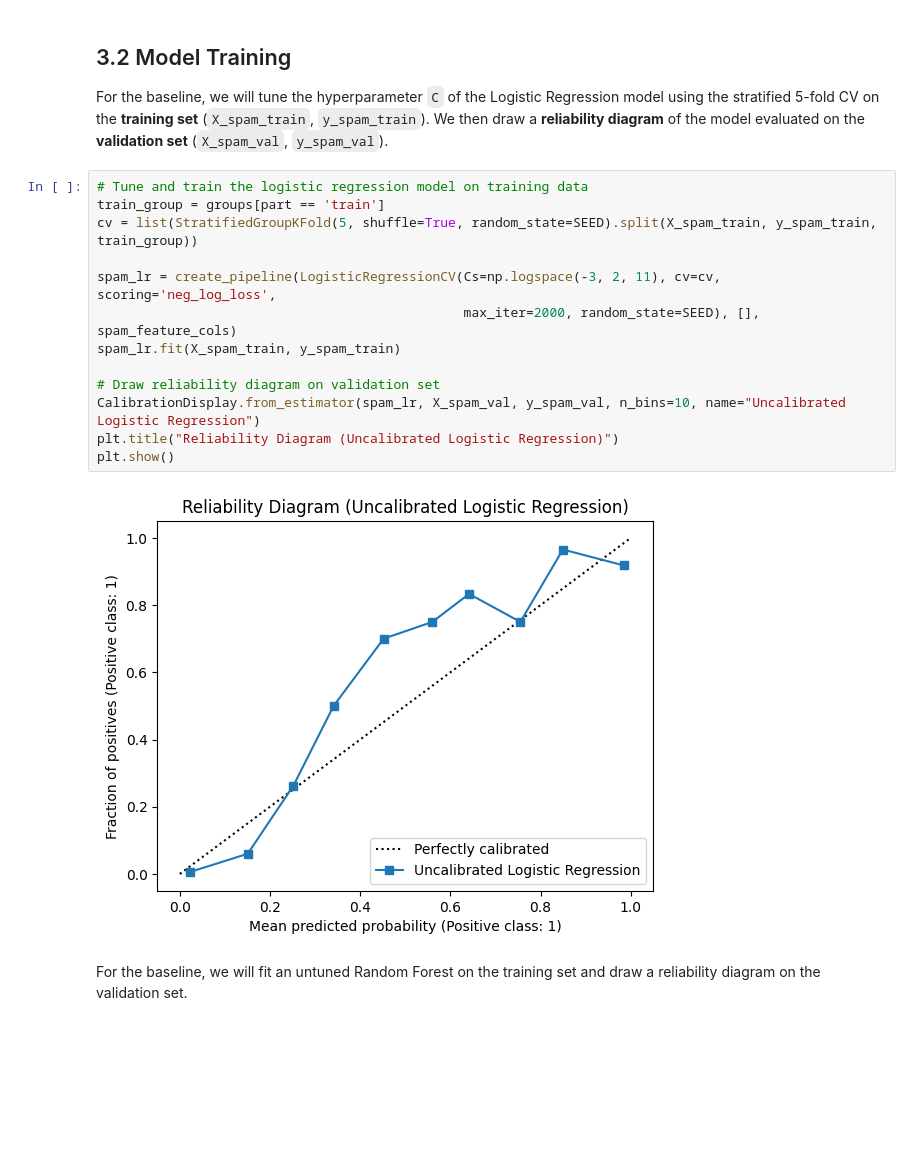
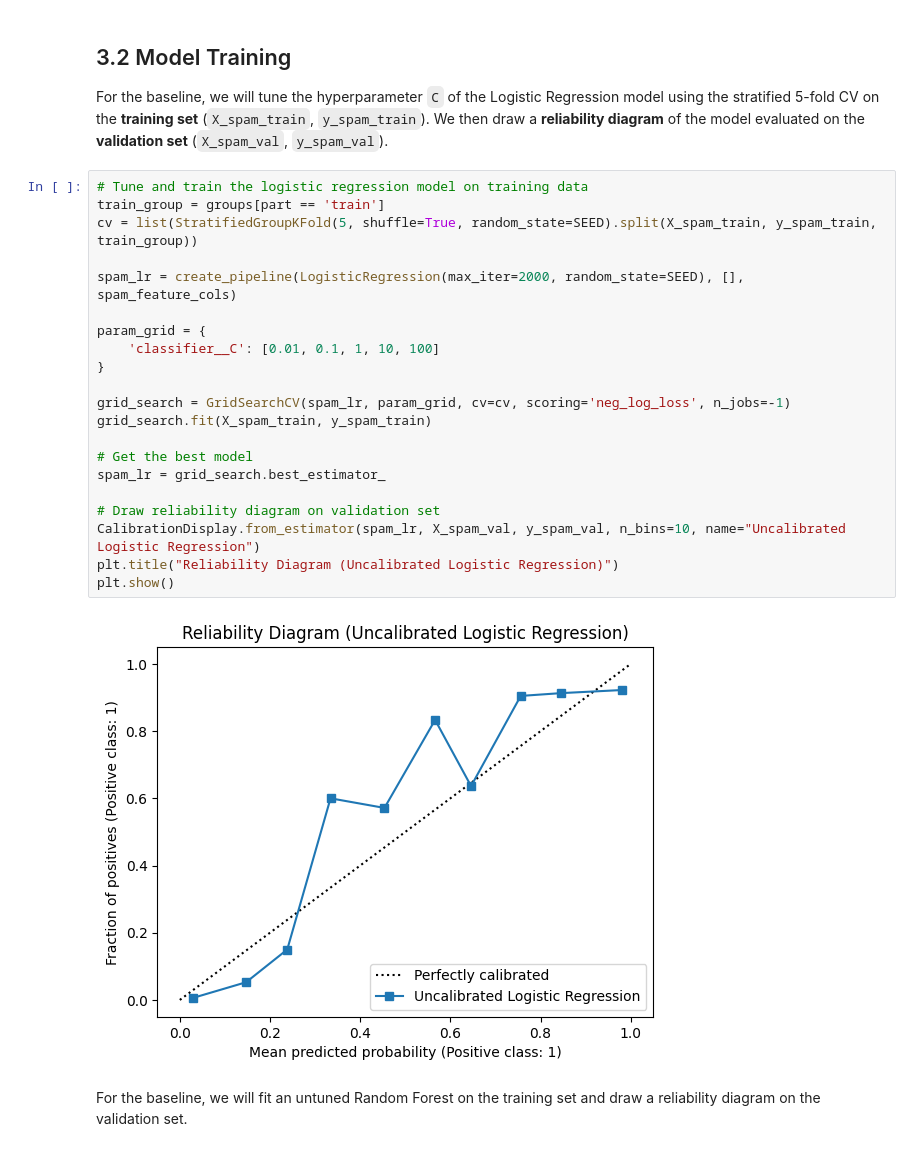
Before and after one commit to SKJ39/Probability-Recalibration, a Jupyter notebook: baseline.ipynb, the cells around one changed output. Saved outputs shown, nothing was run; the diff lists cells and outputs as text; blank space fills up the shorter version.

```diff
--- a/baseline.ipynb
+++ b/baseline.ipynb
@@ -221,18 +219,26 @@ For the baseline, we will tune the hyperparameter `C` of the Logistic Regression
 # %%
 # Tune and train the logistic regression model on training data
 train_group = groups[part == 'train']
 cv = list(StratifiedGroupKFold(5, shuffle=True, random_state=SEED).split(X_spam_train, y_spam_train, train_group))
 
-spam_lr = create_pipeline(LogisticRegressionCV(Cs=np.logspace(-3, 2, 11), cv=cv, scoring='neg_log_loss',
-                                               max_iter=2000, random_state=SEED), [], spam_feature_cols)
-spam_lr.fit(X_spam_train, y_spam_train)
+spam_lr = create_pipeline(LogisticRegression(max_iter=2000, random_state=SEED), [], spam_feature_cols)
+
+param_grid = {
+    'classifier__C': [0.01, 0.1, 1, 10, 100]
+}
+
+grid_search = GridSearchCV(spam_lr, param_grid, cv=cv, scoring='neg_log_loss', n_jobs=-1)
+grid_search.fit(X_spam_train, y_spam_train)
+
+# Get the best model
+spam_lr = grid_search.best_estimator_
 
 # Draw reliability diagram on validation set
 CalibrationDisplay.from_estimator(spam_lr, X_spam_val, y_spam_val, n_bins=10, name="Uncalibrated Logistic Regression")
 plt.title("Reliability Diagram (Uncalibrated Logistic Regression)")
 plt.show()
 # %% [output]
-[figure, old version]
+[figure, new version]
 # %% [markdown]
 For the baseline, we will fit an untuned Random Forest on the training set and draw a reliability diagram on the validation set.
 # %%
```
Also changed, not shown: parts of 4 cells of this notebook.
